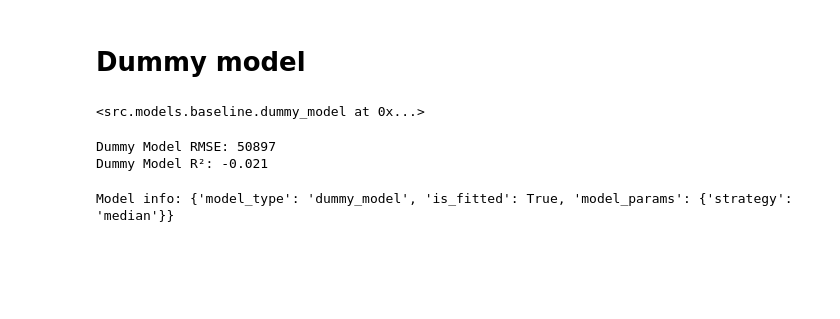
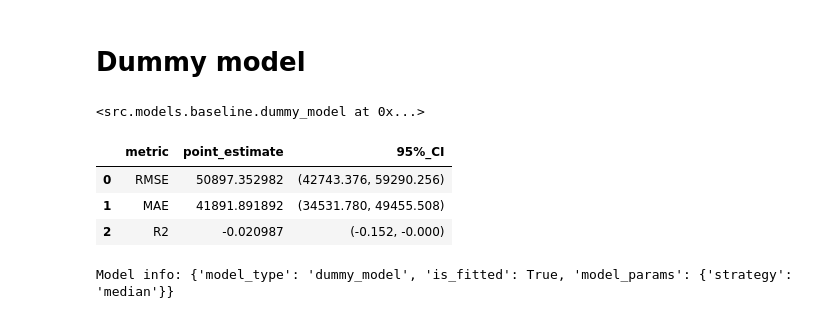
Before and after one commit to FrankAst/pwc_challenge, a Jupyter notebook: notebooks/test_in_nb2.ipynb, the cells around one changed output. Saved outputs shown, nothing was run; the diff lists cells and outputs as text; code cells hidden in the pictures; blank space fills up the shorter version.

```diff
--- a/notebooks/test_in_nb2.ipynb
+++ b/notebooks/test_in_nb2.ipynb
@@ -52,11 +52,12 @@ dummy.fit(X_train, y_train)
 <src.models.baseline.dummy_model at 0x...>
 # %%
 metrics = dummy.evaluate(X_test, y_test)
-print(f"Dummy Model RMSE: {metrics['rmse']:.0f}")
-print(f"Dummy Model R²: {metrics['r2']:.3f}")
+metrics
 # %% [output]
-Dummy Model RMSE: 50897
-Dummy Model R²: -0.021
+|  | metric | point_estimate | 95%_CI |
+| 0 | RMSE | 50897.352982 | (42743.376, 59290.256) |
+| 1 | MAE | 41891.891892 | (34531.780, 49455.508) |
+| 2 | R2 | -0.020987 | (-0.152, -0.000) |
 # %%
 # Model info
 info = dummy.get_model_info()
```
Also changed, not shown: parts of 14 cells of this notebook, 3 other files.
